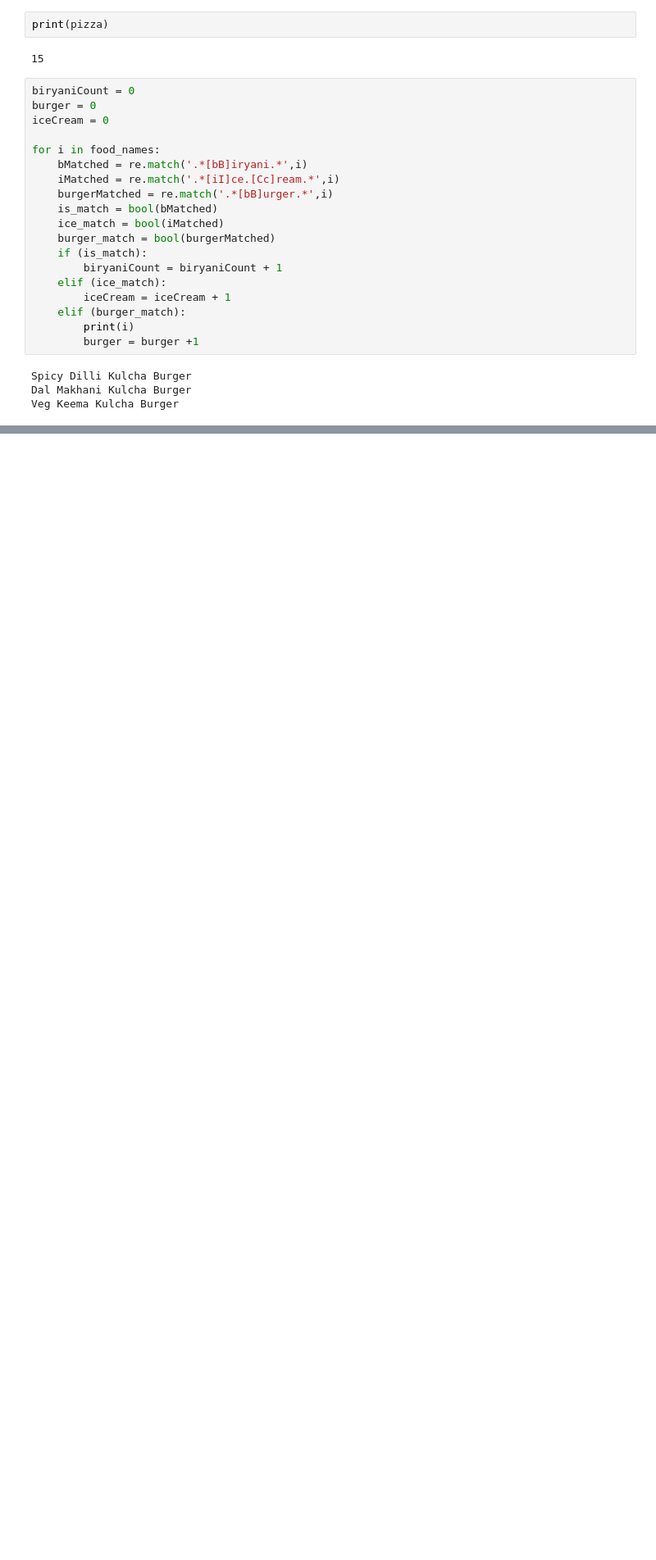
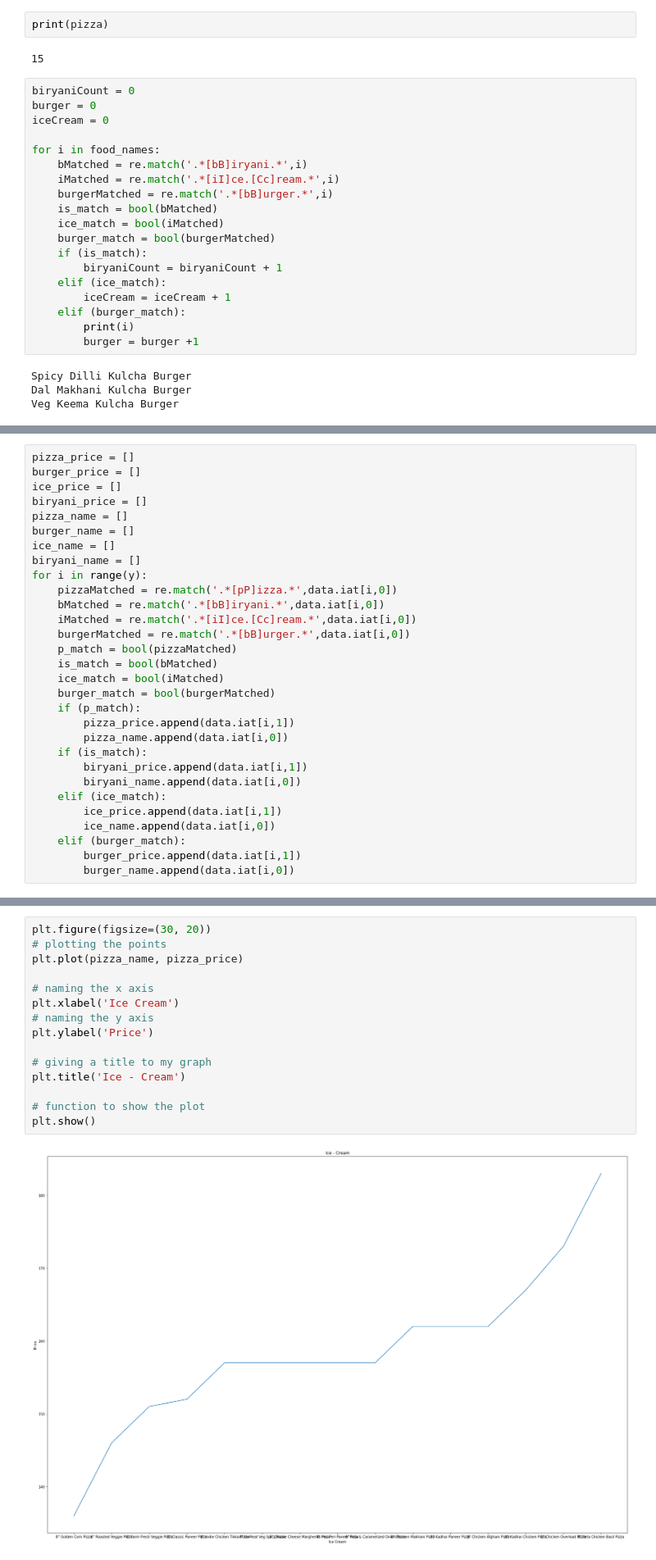
Before and after one commit to Drakunal/Advanced-Analytics, a Jupyter notebook: Web scraping/Lab 3/Lab 3.ipynb, the cells around one changed output, grey strips where cells are left out. Shown at 82% size. Cells and saved outputs as stored; diff of their text form; blank space fills up the shorter version.

Commit message:
Line graph plotted

```diff
--- a/Web scraping/Lab 3/Lab 3.ipynb
+++ b/Web scraping/Lab 3/Lab 3.ipynb
@@ -330,0 +300,30 @@ print(ice_price)
+# %%
+pizza_price = []
+burger_price = []
+ice_price = []
+biryani_price = []
+pizza_name = []
+burger_name = []
+ice_name = []
+biryani_name = []
+for i in range(y):
+    pizzaMatched = re.match('.*[pP]izza.*',data.iat[i,0])
+    bMatched = re.match('.*[bB]iryani.*',data.iat[i,0])
+    iMatched = re.match('.*[iI]ce.[Cc]ream.*',data.iat[i,0])
+    burgerMatched = re.match('.*[bB]urger.*',data.iat[i,0])
+    p_match = bool(pizzaMatched)
+    is_match = bool(bMatched)
+    ice_match = bool(iMatched)
+    burger_match = bool(burgerMatched)
+    if (p_match):
+        pizza_price.append(data.iat[i,1])
+        pizza_name.append(data.iat[i,0])
+    if (is_match):
+        biryani_price.append(data.iat[i,1])
+        biryani_name.append(data.iat[i,0])
+    elif (ice_match):
+        ice_price.append(data.iat[i,1])
+        ice_name.append(data.iat[i,0])
+    elif (burger_match):
+        burger_price.append(data.iat[i,1])
+        burger_name.append(data.iat[i,0])
@@ -330,0 +334,17 @@ print(ice_price)
+# %%
+plt.figure(figsize=(30, 20))
+# plotting the points
+plt.plot(pizza_name, pizza_price)
+
+# naming the x axis
+plt.xlabel('Ice Cream')
+# naming the y axis
+plt.ylabel('Price')
+
+# giving a title to my graph
+plt.title('Ice - Cream')
+
+# function to show the plot
+plt.show()
+# %% [output]
+[figure, added]
```
Also changed, not shown: parts of 7 cells of this notebook.
